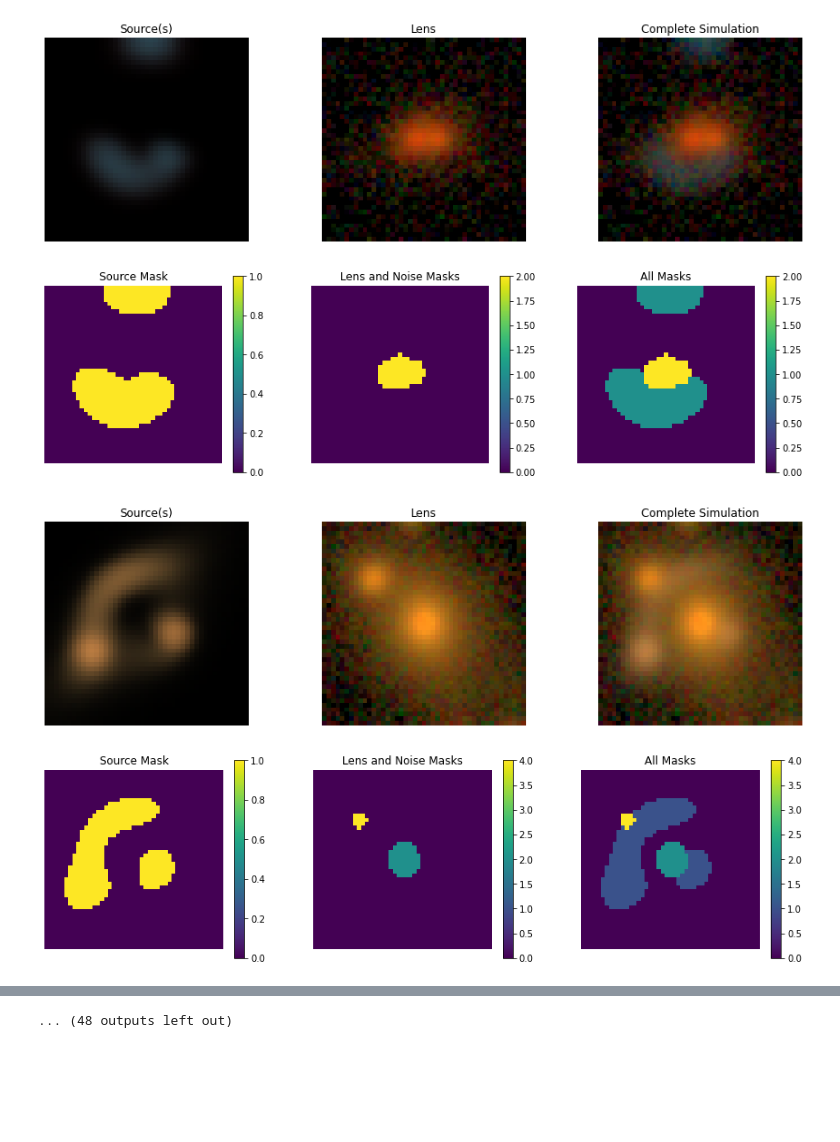
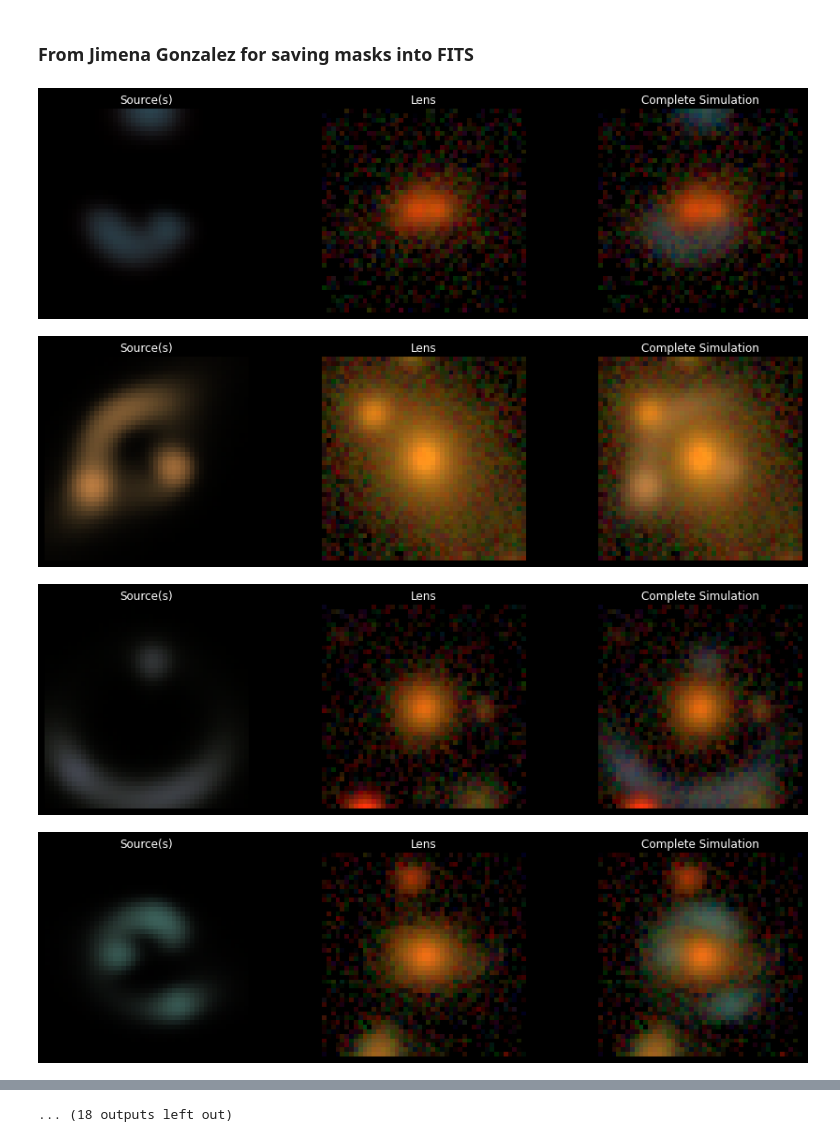
Before and after one commit to gilliancartwright/Image-Segmentation, a Jupyter notebook: Training Set.ipynb, the cells around one changed output, grey strips where cells are left out. Saved outputs shown, nothing was run; the diff lists cells and outputs as text; code cells hidden in the pictures; blank space fills up the shorter version.

```diff
--- a/Training Set.ipynb
+++ b/Training Set.ipynb
@@ -124,7 +127,7 @@ def lens_and_background_mask(single_band_img, row, stdev_threshold):
 
     """
     # the radius for the lens is the object's flux radius:
-    flux_radius = data.iloc[0, 8]  # i band flux radius
+    flux_radius = data.iloc[0, 9]  # i band flux radius
     radius = 2 * flux_radius  # a few extra pixels as a buffer
 
     # make a list of coordinates (not arcsec)
@@ -153,7 +156,7 @@ def lens_and_background_mask(single_band_img, row, stdev_threshold):
             pix_list[i] = 0
 
     # return to 2d form
-    masked = np.reshape(pix_list, (45, 45), order='C')
+    masked = np.reshape(pix_list, (NUM_PIX, NUM_PIX), order='C')
 
     return masked
 # %%
@@ -171,7 +174,7 @@ def mask_image(coadd_id, source_threshold, lens_threshold):
     # images_sim
     source_g, source_r, source_i = images_sim[row][0], images_sim[row][1], images_sim[row][2]
     lens_g, lens_r, lens_i = images_lens[row][0], images_lens[row][1], images_lens[row][2]
-    rgb_graphs('name', source_i, source_r, source_g, lens_i, lens_r, lens_g)
+    rgb = rgb_graphs('name', source_i, source_r, source_g, lens_i, lens_r, lens_g)
 
     # apply masks to source and lens
     masked_source = source_mask(source_i, source_threshold)
@@ -193,20 +196,42 @@ def mask_image(coadd_id, source_threshold, lens_threshold):
         else:
             pix_list[i] = pix_list[i]
 
-    # turn masked list back into 2d image
-    masked = np.reshape(pix_list, (45, 45), order='C')
+    # turn back into 2d image
+    masked = np.reshape(pix_list, (NUM_PIX, NUM_PIX), order='C')
 
-    # plot all
-    plot_three(masked_source, masked_lens, masked, ['Source Mask',
-                                                    'Lens and Noise Masks',
-                                                    'All Masks'])
+#     # (optional) plot everything
+#     plot_three(masked_source, masked_lens, masked, ['Source Mask',
+#                                                     'Lens and Noise Masks',
+#                                                     'All Masks'])
 
-    return masked
+    return (rgb, masked_source, masked_lens, masked)
+# %% [markdown]
+### From Jimena Gonzalez for saving masks into FITS
 # %%
-for coadd_id in coadd_list:
-    mask_image(coadd_id, 0.1, 1.75)
+## TODO: images_complete is not working because it is a different shape
+# images_complete = np.zeros((3, NUM_PIX, NUM_PIX))
+images_complete = []  # FIX
+masks_source = np.zeros((1, NUM_PIX, NUM_PIX))
+masks_lens = np.zeros((1, NUM_PIX, NUM_PIX))
+masks_complete = np.zeros((1, NUM_PIX, NUM_PIX))
+
+with tqdm(total=len(data)) as pbar:
+    for (index, row) in data.iterrows():
+        rgb, masked_s, masked_l, masked_c = mask_image(row['Y6_COADD_OBJECT_ID'], 0.1, 1.75)
+
+        images_complete.append(rgb)  # FIX
+
+        masks_source = np.append(masks_source, [masked_s], axis=0)
+        masks_lens = np.append(masks_lens, [masked_l], axis=0)
+        masks_complete = np.append(masks_complete, [masked_c], axis=0)
+
+        pbar.update(1)
+
+masks_source = np.delete(masks_source, 0, axis=0)
+masks_lens = np.delete(masks_lens, 0, axis=0)
+masks_complete = np.delete(masks_complete, 0, axis=0)
 # %% [output]
-[figure, old version]
+[figure, new version]
-[figure, old version]
+[figure, new version]
-[figure, old version]
+[figure, new version]
-[figure, old version]
+[figure, new version]
@@ -221 +246 @@ for coadd_id in coadd_list:
-... (48 outputs left out)
+... (18 outputs left out)
```
Also changed, not shown: parts of 10 cells of this notebook.
